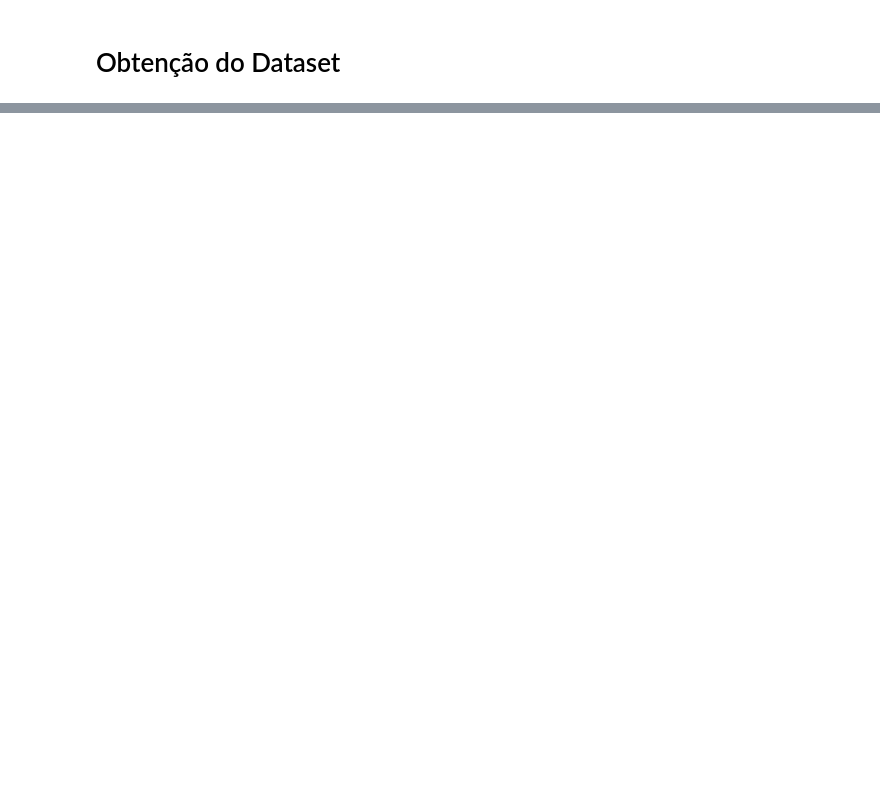
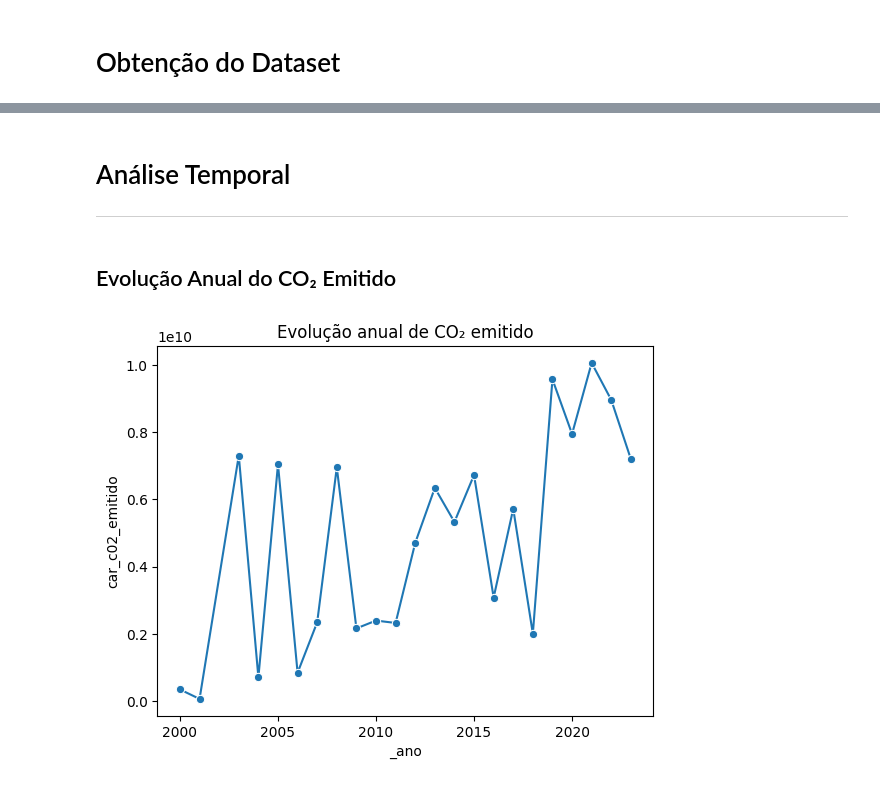
Before and after one commit to SirSirocco/DataScience_2025_1, a Jupyter notebook: src/_exploratory_analysis/sprint01_exploratory_analysis.ipynb, the cells around one changed output, grey strips where cells are left out. Cells and saved outputs as stored; diff of their text form; code cells hidden in the pictures; blank space fills up the shorter version.

Commit message:
v 1.5.0 - Análise exploratória da sprint 1 concluída.

```diff
--- a/src/_exploratory_analysis/sprint01_exploratory_analysis.ipynb
+++ b/src/_exploratory_analysis/sprint01_exploratory_analysis.ipynb
@@ -297,0 +518,14 @@ HAN, Jiawei; KAMBER, Micheline; PEI, Jian. **Data mining: concepts and technique
+# %% [markdown]
+# Análise Temporal
+
+---
+# %% [markdown]
+## Evolução Anual do CO₂ Emitido
+# %%
+# Evolução Anual do CO₂ Emitido
+df_c02 = df.groupby("_ano")[["car_c02_emitido"]].sum().reset_index()
+sns.lineplot(data=df_c02, x="_ano", y="car_c02_emitido", marker="o")
+plt.title("Evolução anual de CO₂ emitido")
+plt.show()
+# %% [output]
+[figure, added]
```
Also changed, not shown: parts of 56 cells of this notebook.
